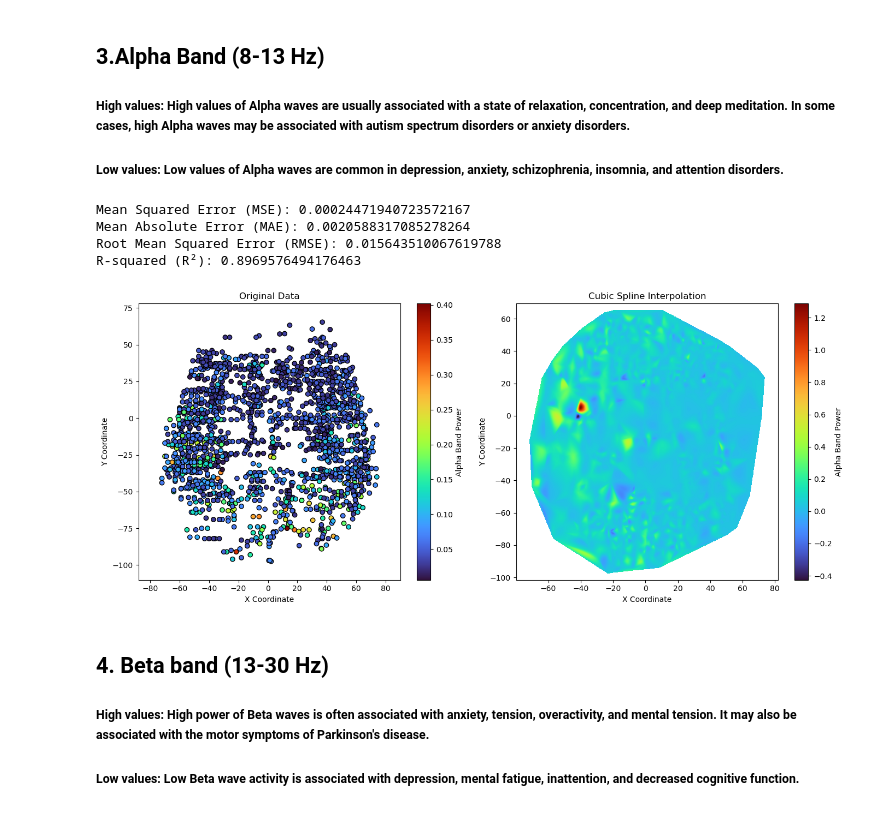
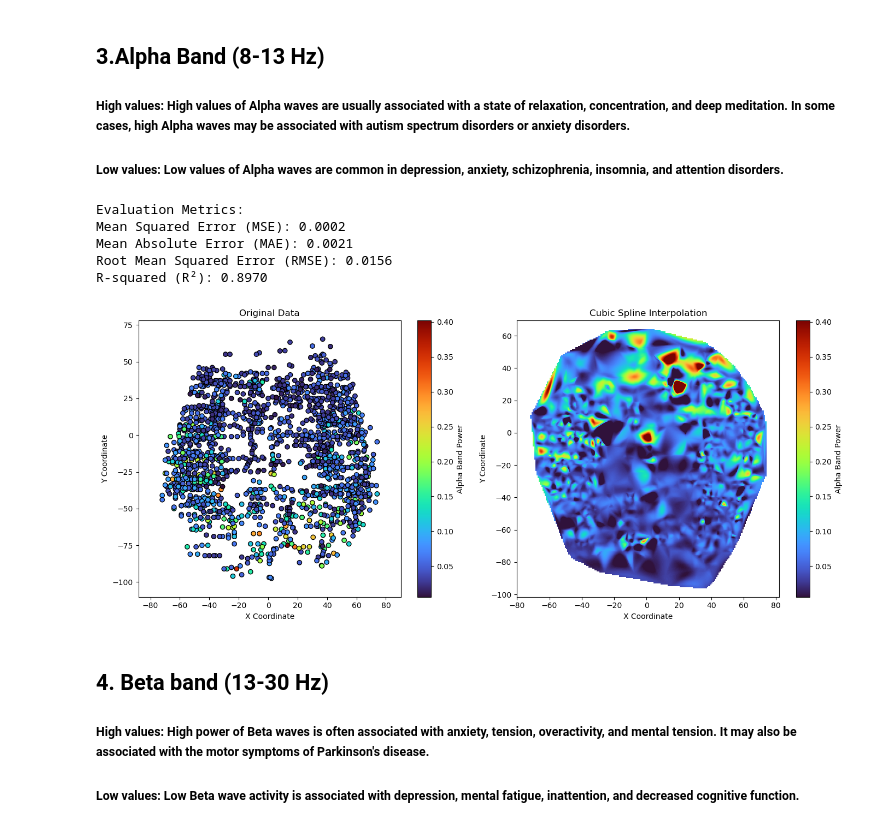
Before and after one commit to k24015887/group_project_1, a Jupyter notebook: KunyuLi/splining.ipynb, the cells around one changed output. Drawn from its saved outputs; the diff is of its cells as text; code cells hidden in the pictures.

```diff
--- a/KunyuLi/splining.ipynb
+++ b/KunyuLi/splining.ipynb
@@ -139,57 +144,60 @@ R-squared (R²): 0.9281950100605358
 # %%
 x = samples[:, 0]
 y = samples[:, 1]
 z = samples[:, 2]
 values = band_powers['Alpha']
 
-resolution = 1000j
-grid_x, grid_y = np.mgrid[min(x):max(x):resolution, min(y):max(y):resolution]
+vmin = min(values)
+vmax = max(values)
+
+resolution = 200
+grid_x = np.linspace(min(x), max(x), resolution)
+grid_y = np.linspace(min(y), max(y), resolution)
+grid_x, grid_y = np.meshgrid(grid_x, grid_y)
 
 grid_values = griddata((x, y), values, (grid_x, grid_y), method='cubic')
+
 fig, axes = plt.subplots(1, 2, figsize=(14, 6))
 
-#----------------Evaluate--------------------------------
+#----------------Evaluate------------------
 interp_values_at_samples = griddata((x, y), values, (x, y), method='cubic')
+print("Evaluation Metrics:")
+mse = mean_squared_error(values, interp_values_at_samples)
+print(f'Mean Squared Error (MSE): {mse:.4f}')
 
-# MSE
-mse = mean_squared_error(values, interp_values_at_samples)
-print(f'Mean Squared Error (MSE): {mse}')
+mae = mean_absolute_error(values, interp_values_at_samples)
+print(f'Mean Absolute Error (MAE): {mae:.4f}')
 
-# MAE
-mae = mean_absolute_error(values, interp_values_at_samples)
-print(f'Mean Absolute Error (MAE): {mae}')
+rmse = sqrt(mse)
+print(f'Root Mean Squared Error (RMSE): {rmse:.4f}')
 
-# RMSE
-rmse = sqrt(mse)
-print(f'Root Mean Squared Error (RMSE): {rmse}')
+r2 = r2_score(values, interp_values_at_samples)
+print(f'R-squared (R²): {r2:.4f}')
+#----------------Evaluate------------------
 
-# R²
-r2 = r2_score(values, interp_values_at_samples)
-print(f'R-squared (R²): {r2}')
-#----------------Evaluate--------------------------------
-
-sc = axes[0].scatter(x, y, c=values, cmap='turbo', edgecolors='k')
+sc = axes[0].scatter(x, y, c=values, cmap='turbo', edgecolors='k', vmin=vmin, vmax=vmax)
 axes[0].set_title('Original Data')
 axes[0].set_xlabel('X Coordinate')
 axes[0].set_ylabel('Y Coordinate')
 axes[0].axis('equal')
 fig.colorbar(sc, ax=axes[0], label='Alpha Band Power')
 
-i = axes[1].imshow(grid_values, extent=(min(x), max(x), min(y), max(y)), origin='lower', cmap='turbo')
+i = axes[1].imshow(grid_values, extent=(min(x), max(x), min(y), max(y)), origin='upper', cmap='turbo', vmin=vmin, vmax=vmax)
 axes[1].set_title('Cubic Spline Interpolation')
 axes[1].set_xlabel('X Coordinate')
 axes[1].set_ylabel('Y Coordinate')
 axes[1].axis('equal')
 fig.colorbar(i, ax=axes[1], label='Alpha Band Power')
 
 plt.tight_layout()
 plt.show()
 # %% [output]
-Mean Squared Error (MSE): 0.00024471940723572167
-Mean Absolute Error (MAE): 0.0020588317085278264
-Root Mean Squared Error (RMSE): 0.015643510067619788
-R-squared (R²): 0.8969576494176463
+Evaluation Metrics:
+Mean Squared Error (MSE): 0.0002
+Mean Absolute Error (MAE): 0.0021
+Root Mean Squared Error (RMSE): 0.0156
+R-squared (R²): 0.8970
-[figure, old version]
+[figure, new version]
 # %% [markdown]
 ## 4. Beta band (13-30 Hz)
 ##### High values: High power of Beta waves is often associated with anxiety, tension, overactivity, and mental tension. It may also be associated with the motor symptoms of Parkinson's disease.
```
Also changed, not shown: parts of 4 cells of this notebook.
